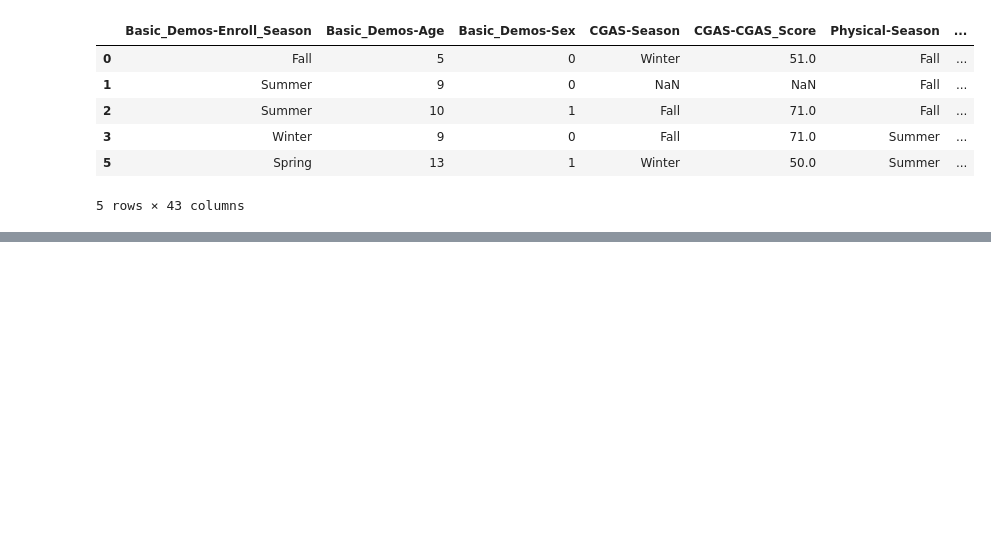
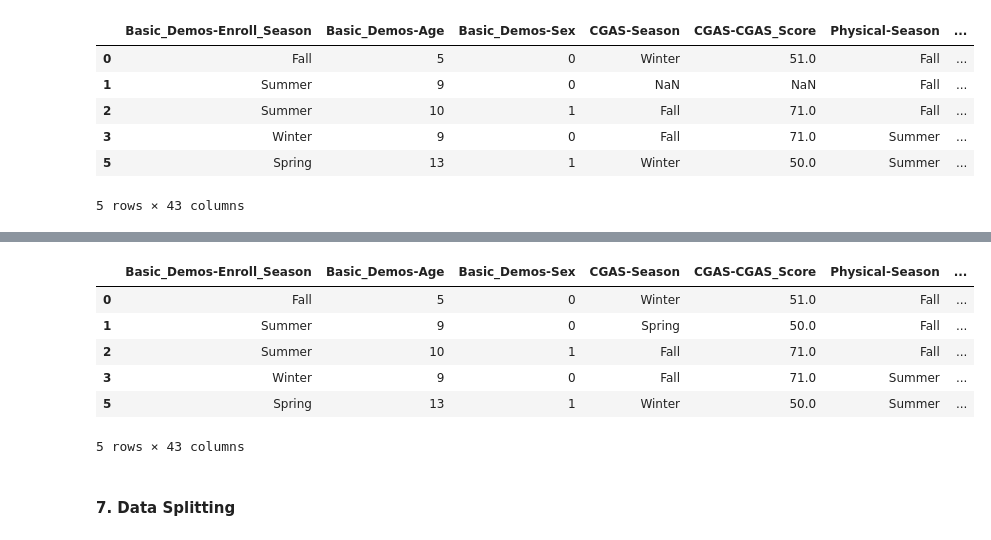
Before and after one commit to Assz2/DWM, a Jupyter notebook: data_cleaning_v5.ipynb, the cells around one changed output, grey strips where cells are left out. Cells and saved outputs as stored; diff of their text form; code cells hidden in the pictures; blank space fills up the shorter version.

```diff
--- a/data_cleaning_v5.ipynb
+++ b/data_cleaning_v5.ipynb
@@ -226,0 +388,26 @@ X_train.head()
+# %%
+# Function for random sampling imputation
+
+def random_imputation(series):
+    #Fill missing values in a pandas series with random sampling from non-missing values.
+    missing_indices = series[series.isnull()].index  # Indices of missing values
+    sampled_values = np.random.choice(series.dropna(), size=len(missing_indices), replace=True)
+    series.loc[missing_indices] = sampled_values.astype(int) if series.dtype in ['int64', 'int32'] else sampled_values
+    return series
+# %%
+# Impute all features in the dataset with random sampling
+
+def impute_all_features_with_random_sampling(df):
+    # Apply random sampling imputation to all columns with missing values in a DataFrame.
+    for column in df.columns:
+        if df[column].isnull().sum() > 0:  # Check if column has missing values
+            df[column] = random_imputation(df[column])
+    return df
+# %%
+pd.options.mode.chained_assignment = None  # default='warn'
+
+# X_filled = impute_all_features_with_random_sampling(X_train_numerical)
+X_filled = impute_all_features_with_random_sampling(X_train)
+
+# Print to verify no missing values remain
+X_filled.info()
@@ -226,0 +432,12 @@ X_train.head()
+# %%
+X_filled.head()
+# %% [output]
+|  | Basic_Demos-Enroll_Season | Basic_Demos-Age | Basic_Demos-Sex | CGAS-Season | CGAS-CGAS_Score | Physical-Season | ... |
+| 0 | Fall | 5 | 0 | Winter | 51.0 | Fall | ... |
+| 1 | Summer | 9 | 0 | Spring | 50.0 | Fall | ... |
+| 2 | Summer | 10 | 1 | Fall | 71.0 | Fall | ... |
+| 3 | Winter | 9 | 0 | Fall | 71.0 | Summer | ... |
+| 5 | Spring | 13 | 1 | Winter | 50.0 | Summer | ... |
+5 rows × 43 columns
+# %% [markdown]
+#### **7. Data Splitting**
```
Also changed, not shown: parts of 28 cells of this notebook, 1 other file.
